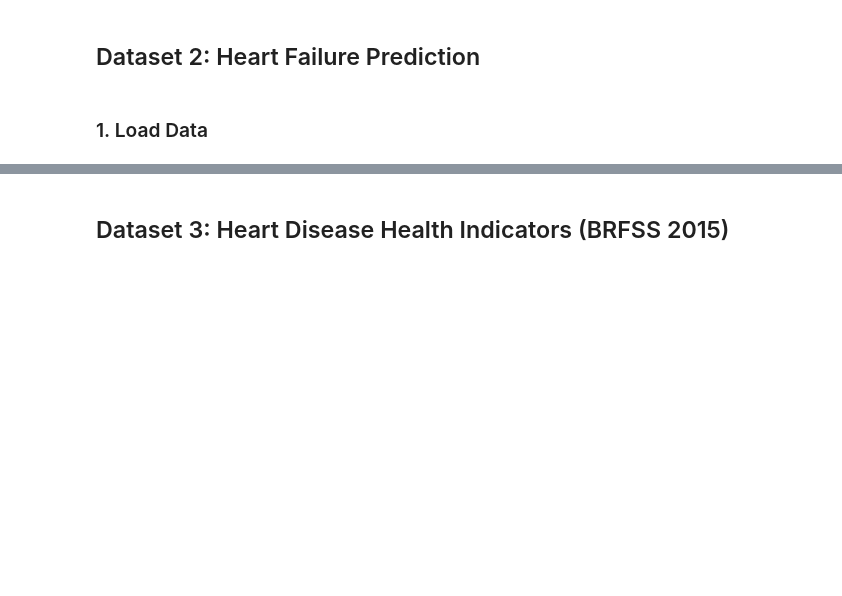
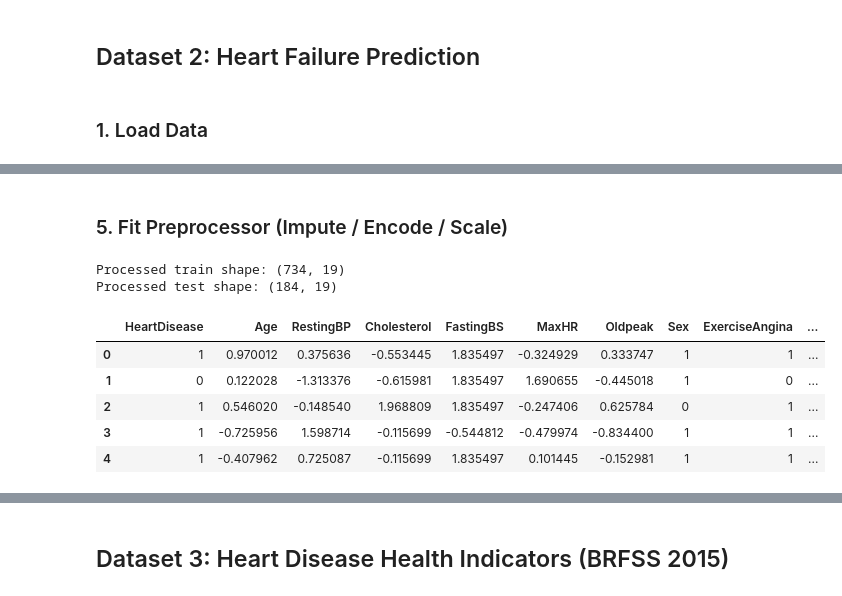
Before and after one commit to AIVIETNAM-AIO-tlee/healthcare-risk-prediction, a Jupyter notebook: notebooks/02_preprocessing.ipynb, the cells around one changed output, grey strips where cells are left out. Drawn from its saved outputs; the diff is of its cells as text; code cells hidden in the pictures; blank space fills up the shorter version.

Commit message:
update preprocessing notebook and remove test feature engineering

```diff
--- a/notebooks/02_preprocessing.ipynb
+++ b/notebooks/02_preprocessing.ipynb
@@ -371,0 +166,3 @@ print('Shape after feature reduction:', df2_clean.shape)
+# %%
+df2 = mark_invalid_zeros_as_missing(df2, DATASET2.zero_as_missing_columns)
+print(df2[DATASET2.zero_as_missing_columns].isna().sum())
@@ -371,0 +175,4 @@ print('Shape after feature reduction:', df2_clean.shape)
+# %%
+df2 = clean_target(df2, target_column=DATASET2.target_column)
+print('Shape after dropping rows with missing target:', df2.shape)
+print(df2[DATASET2.target_column].value_counts())
@@ -371,0 +196,10 @@ print('Shape after feature reduction:', df2_clean.shape)
+# %%
+numeric_cols2, categorical_cols2 = infer_column_types(
+    df2, DATASET2.numeric_columns, target_column=DATASET2.target_column
+)
+print(f'Numeric columns ({len(numeric_cols2)}):', numeric_cols2)
+print(f'Categorical columns ({len(categorical_cols2)}):', categorical_cols2)
+
+split2 = split_train_test(df2, target_column=DATASET2.target_column)
+train2, test2 = split2.train_df, split2.test_df
+print('Train rows:', len(train2), '| Test rows:', len(test2))
@@ -371,0 +216,9 @@ print('Shape after feature reduction:', df2_clean.shape)
+# %%
+outlier_bounds2 = fit_outlier_bounds(train2, DATASET2.iqr_outlier_columns, multiplier=IQR_MULTIPLIER)
+for col, (lower, upper) in outlier_bounds2.bounds.items():
+    n_clipped_train = ((train2[col] < lower) | (train2[col] > upper)).sum()
+    print(f'{col}: bounds=({lower:.2f}, {upper:.2f}), {n_clipped_train} value(s) in train would be clipped')
+
+train2 = apply_outlier_bounds(train2, outlier_bounds2)
+test2 = apply_outlier_bounds(test2, outlier_bounds2)
+print('Applied IQR outlier clipping to:', DATASET2.iqr_outlier_columns)
@@ -371,0 +234,19 @@ print('Shape after feature reduction:', df2_clean.shape)
+# %% [markdown]
+### 5. Fit Preprocessor (Impute / Encode / Scale)
+# %%
+fitted2, train2_processed = fit_preprocessor(
+    train2, numeric_cols2, categorical_cols2, target_column=DATASET2.target_column
+)
+test2_processed = transform_features(test2, fitted2, target_column=DATASET2.target_column)
+print('Processed train shape:', train2_processed.shape)
+print('Processed test shape:', test2_processed.shape)
+train2_processed.head()
+# %% [output]
+Processed train shape: (734, 19)
+Processed test shape: (184, 19)
+|  | HeartDisease | Age | RestingBP | Cholesterol | FastingBS | MaxHR | Oldpeak | Sex | ExerciseAngina | ... |
+| 0 | 1 | 0.970012 | 0.375636 | -0.553445 | 1.835497 | -0.324929 | 0.333747 | 1 | 1 | ... |
+| 1 | 0 | 0.122028 | -1.313376 | -0.615981 | 1.835497 | 1.690655 | -0.445018 | 1 | 0 | ... |
+| 2 | 1 | 0.546020 | -0.148540 | 1.968809 | 1.835497 | -0.247406 | 0.625784 | 0 | 1 | ... |
+| 3 | 1 | -0.725956 | 1.598714 | -0.115699 | -0.544812 | -0.479974 | -0.834400 | 1 | 1 | ... |
+| 4 | 1 | -0.407962 | 0.725087 | -0.115699 | 1.835497 | 0.101445 | -0.152981 | 1 | 1 | ... |
```
Also changed, not shown: parts of 128 cells of this notebook, 3 other files.
